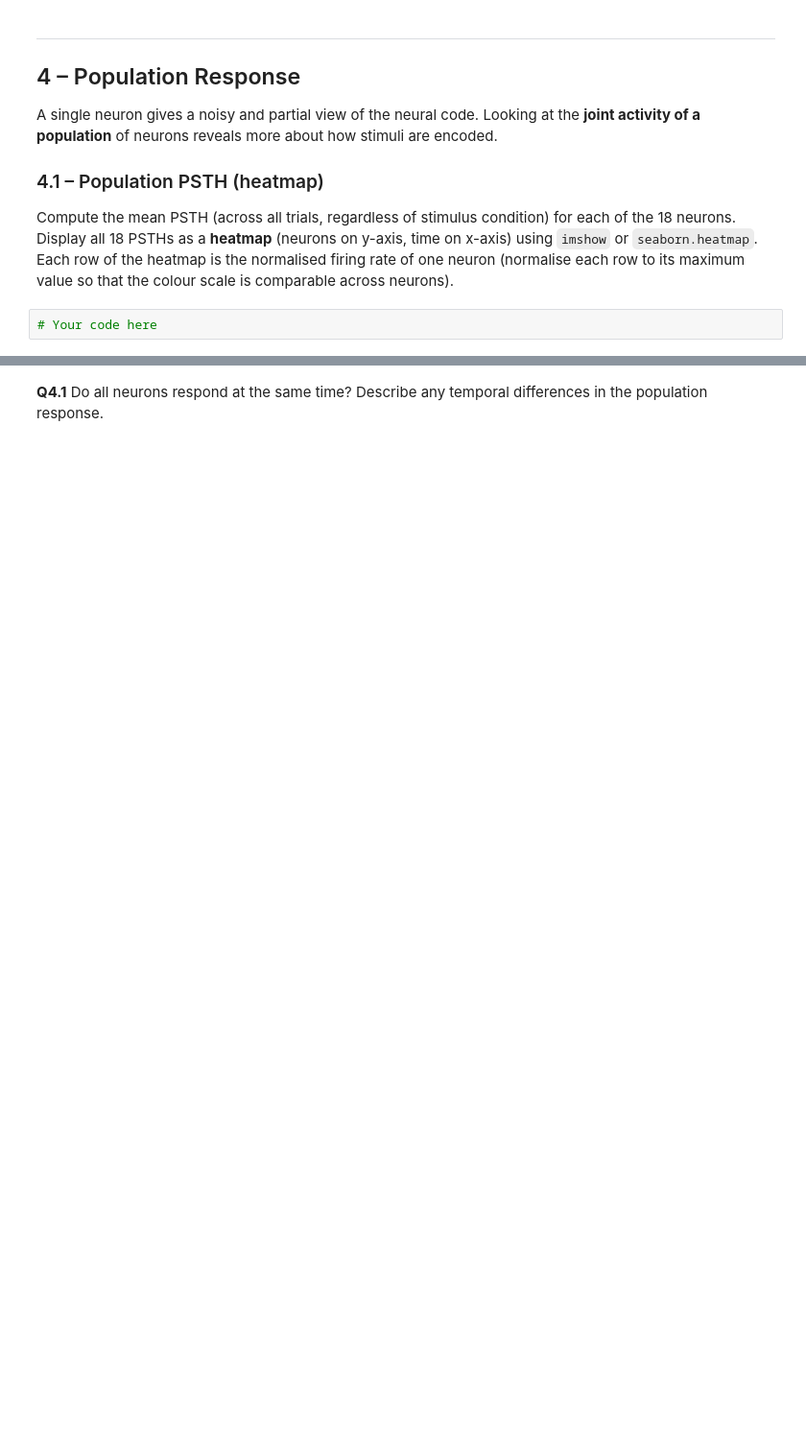
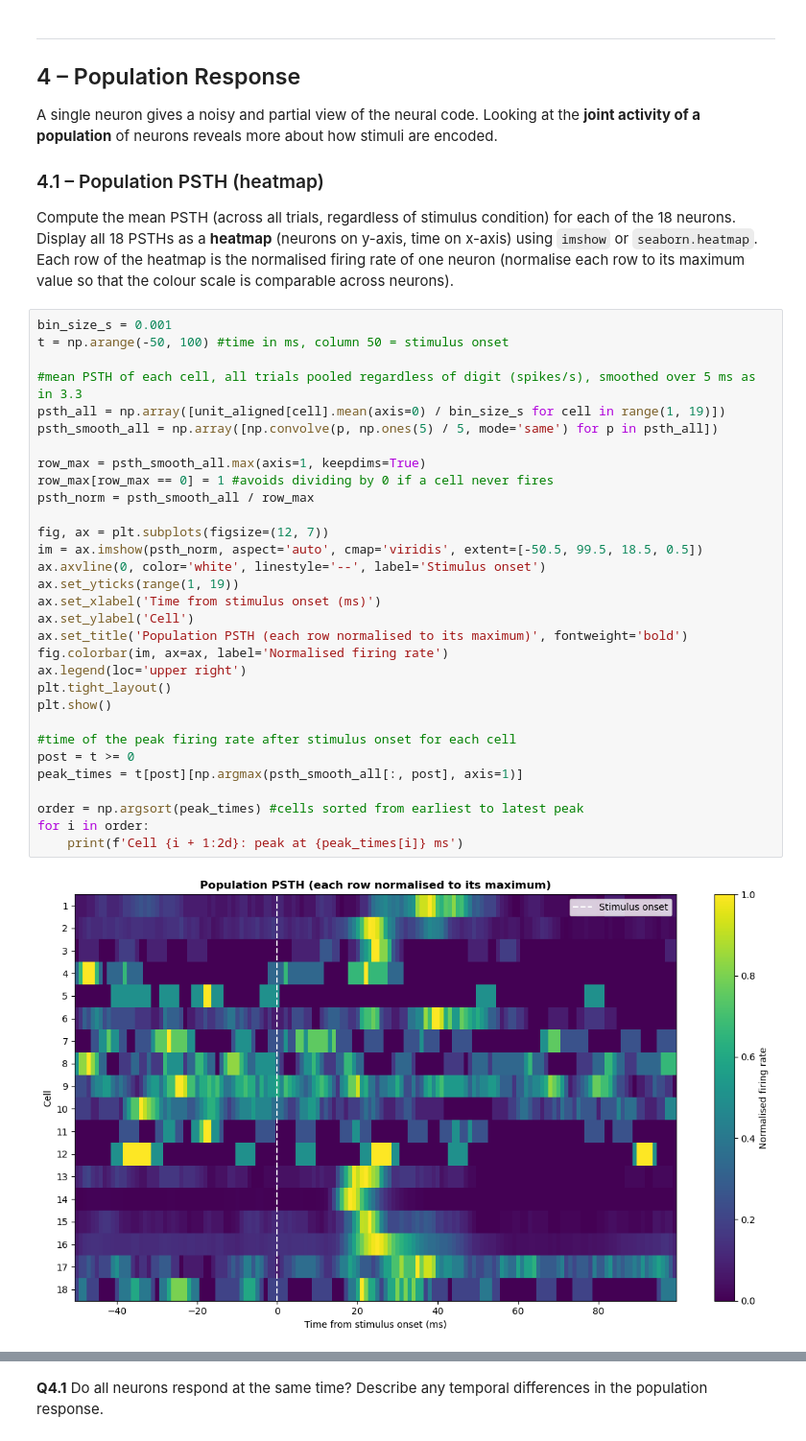
Before and after one commit to slerou/Group_1_HW_DataAnalysis_2026.ipynb, a Jupyter notebook: HW_SU_LFP_111026_student_2026.ipynb, the cells around one changed output, grey strips where cells are left out. Shown at 96% size. Saved outputs shown, nothing was run; the diff lists cells and outputs as text; blank space fills up the shorter version.

```diff
--- a/HW_SU_LFP_111026_student_2026.ipynb
+++ b/HW_SU_LFP_111026_student_2026.ipynb
@@ -1282,4 +1321,35 @@ Compute the mean PSTH (across all trials, regardless of stimulus condition) for
 Display all 18 PSTHs as a **heatmap** (neurons on y-axis, time on x-axis) using `imshow` or `seaborn.heatmap`.
 Each row of the heatmap is the normalised firing rate of one neuron (normalise each row to its maximum value so that the colour scale is comparable across neurons).
 # %%
-# Your code here
+bin_size_s = 0.001
+t = np.arange(-50, 100) #time in ms, column 50 = stimulus onset
+
+#mean PSTH of each cell, all trials pooled regardless of digit (spikes/s), smoothed over 5 ms as in 3.3
+psth_all = np.array([unit_aligned[cell].mean(axis=0) / bin_size_s for cell in range(1, 19)])
+psth_smooth_all = np.array([np.convolve(p, np.ones(5) / 5, mode='same') for p in psth_all])
+
+row_max = psth_smooth_all.max(axis=1, keepdims=True)
+row_max[row_max == 0] = 1 #avoids dividing by 0 if a cell never fires
+psth_norm = psth_smooth_all / row_max
+
+fig, ax = plt.subplots(figsize=(12, 7))
+im = ax.imshow(psth_norm, aspect='auto', cmap='viridis', extent=[-50.5, 99.5, 18.5, 0.5])
+ax.axvline(0, color='white', linestyle='--', label='Stimulus onset')
+ax.set_yticks(range(1, 19))
+ax.set_xlabel('Time from stimulus onset (ms)')
+ax.set_ylabel('Cell')
+ax.set_title('Population PSTH (each row normalised to its maximum)', fontweight='bold')
+fig.colorbar(im, ax=ax, label='Normalised firing rate')
+ax.legend(loc='upper right')
+plt.tight_layout()
+plt.show()
+
+#time of the peak firing rate after stimulus onset for each cell
+post = t >= 0
+peak_times = t[post][np.argmax(psth_smooth_all[:, post], axis=1)]
+
+order = np.argsort(peak_times) #cells sorted from earliest to latest peak
+for i in order:
+    print(f'Cell {i + 1:2d}: peak at {peak_times[i]} ms')
+# %% [output]
+[figure, added]
```
Also changed, not shown: parts of 19 cells of this notebook.
